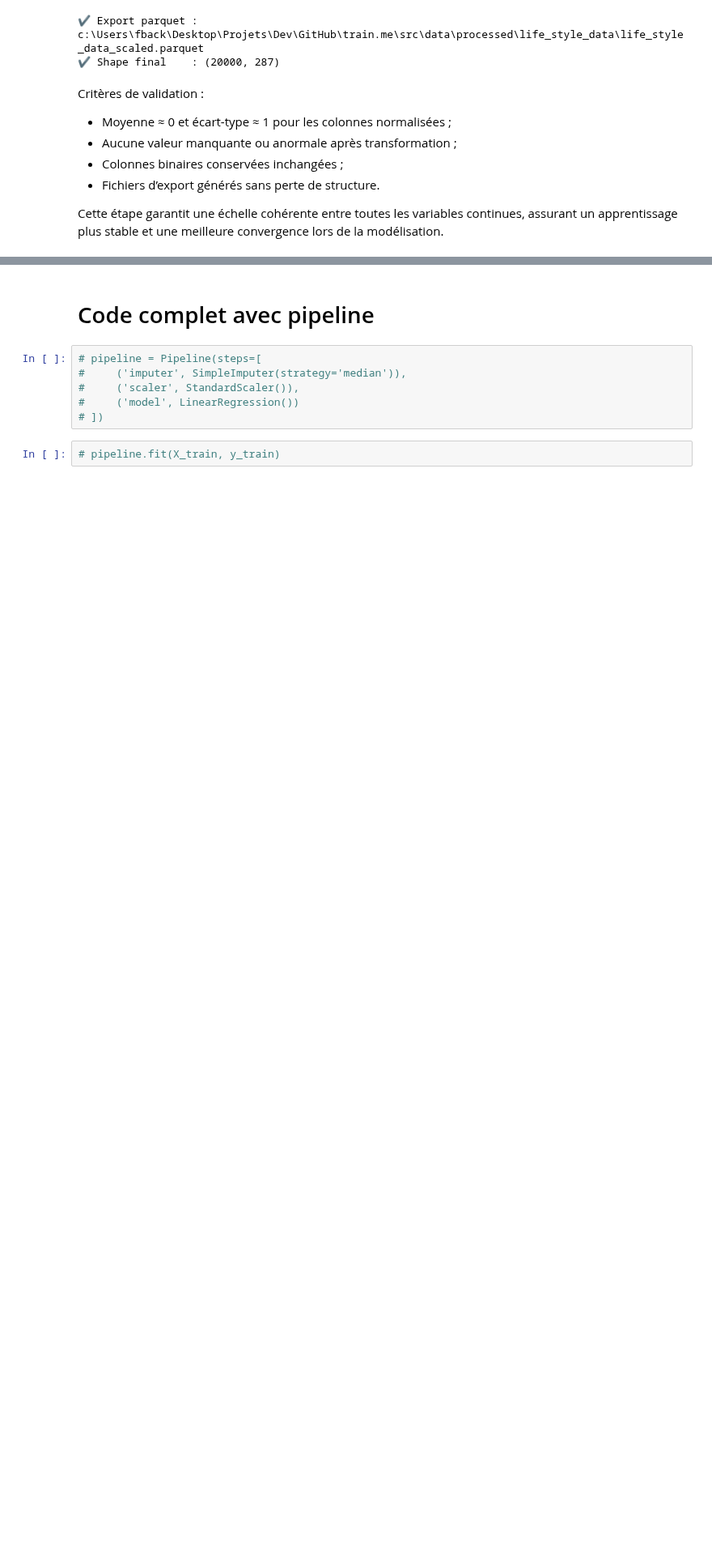
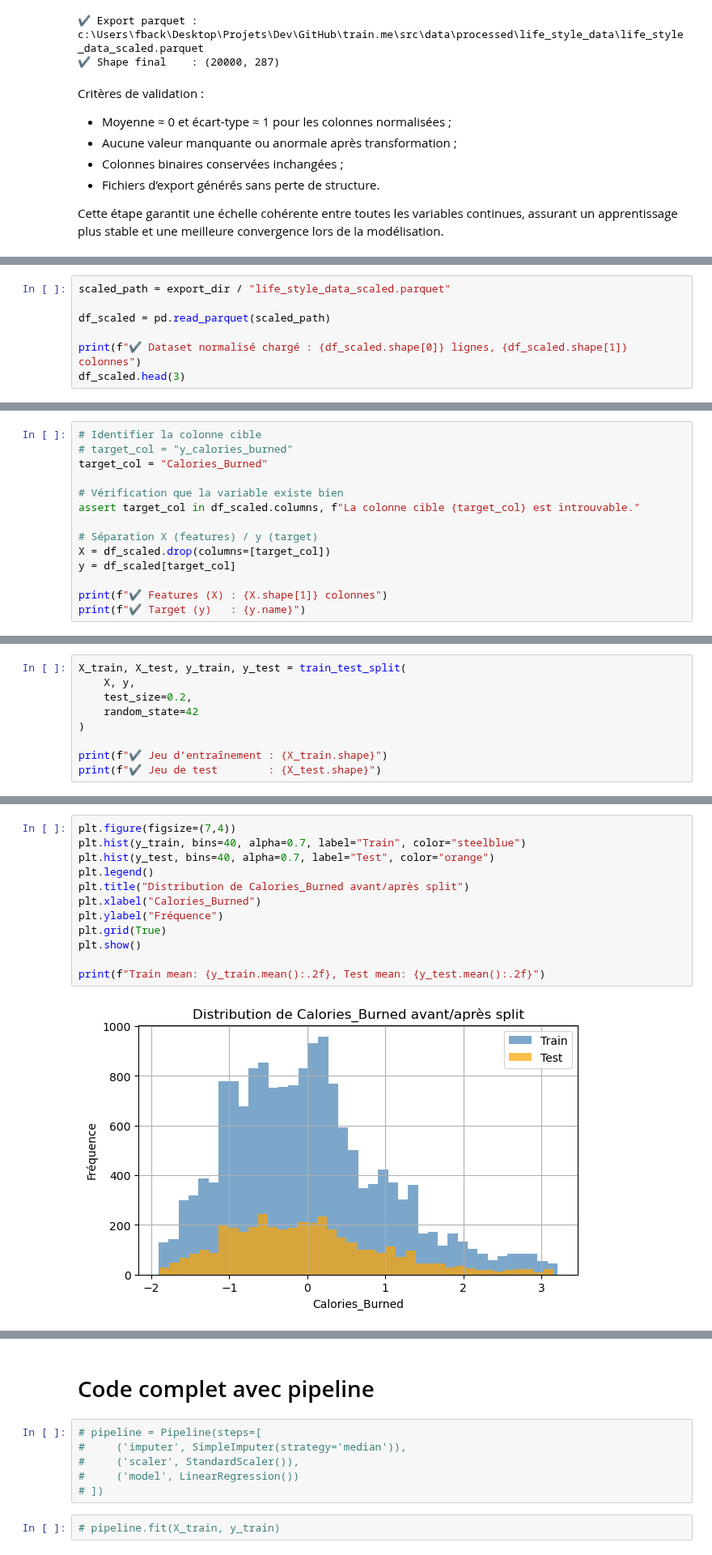
Before and after one commit to happy-developer/train.me, a Jupyter notebook: src/notebooks/preprocessing/life_style_data/preprocessing_life_style_data.ipynb, the cells around one changed output, grey strips where cells are left out. Shown at 81% size. Saved outputs shown, nothing was run; the diff lists cells and outputs as text; blank space fills up the shorter version.

Commit message:
Pipelines ML (life_style_data) - Séparation features/target et split en jeux d’entraînement et de test

```diff
--- a/src/notebooks/preprocessing/life_style_data/preprocessing_life_style_data.ipynb
+++ b/src/notebooks/preprocessing/life_style_data/preprocessing_life_style_data.ipynb
@@ -645,0 +662,7 @@ Cette étape garantit une échelle cohérente entre toutes les variables continu
+# %%
+scaled_path = export_dir / "life_style_data_scaled.parquet"
+
+df_scaled = pd.read_parquet(scaled_path)
+
+print(f"✔ Dataset normalisé chargé : {df_scaled.shape[0]} lignes, {df_scaled.shape[1]} colonnes")
+df_scaled.head(3)
@@ -645,0 +684,14 @@ Cette étape garantit une échelle cohérente entre toutes les variables continu
+# %%
+# Identifier la colonne cible
+# target_col = "y_calories_burned"
+target_col = "Calories_Burned"
+
+# Vérification que la variable existe bien
+assert target_col in df_scaled.columns, f"La colonne cible {target_col} est introuvable."
+
+# Séparation X (features) / y (target)
+X = df_scaled.drop(columns=[target_col])
+y = df_scaled[target_col]
+
+print(f"✔ Features (X) : {X.shape[1]} colonnes")
+print(f"✔ Target (y)   : {y.name}")
@@ -645,0 +705,9 @@ Cette étape garantit une échelle cohérente entre toutes les variables continu
+# %%
+X_train, X_test, y_train, y_test = train_test_split(
+    X, y,
+    test_size=0.2,
+    random_state=42
+)
+
+print(f"✔ Jeu d’entraînement : {X_train.shape}")
+print(f"✔ Jeu de test        : {X_test.shape}")
@@ -645,0 +723,14 @@ Cette étape garantit une échelle cohérente entre toutes les variables continu
+# %%
+plt.figure(figsize=(7,4))
+plt.hist(y_train, bins=40, alpha=0.7, label="Train", color="steelblue")
+plt.hist(y_test, bins=40, alpha=0.7, label="Test", color="orange")
+plt.legend()
+plt.title("Distribution de Calories_Burned avant/après split")
+plt.xlabel("Calories_Burned")
+plt.ylabel("Fréquence")
+plt.grid(True)
+plt.show()
+
+print(f"Train mean: {y_train.mean():.2f}, Test mean: {y_test.mean():.2f}")
+# %% [output]
+[figure, added]
```
Also changed, not shown: parts of 13 cells of this notebook, 5 other files.
